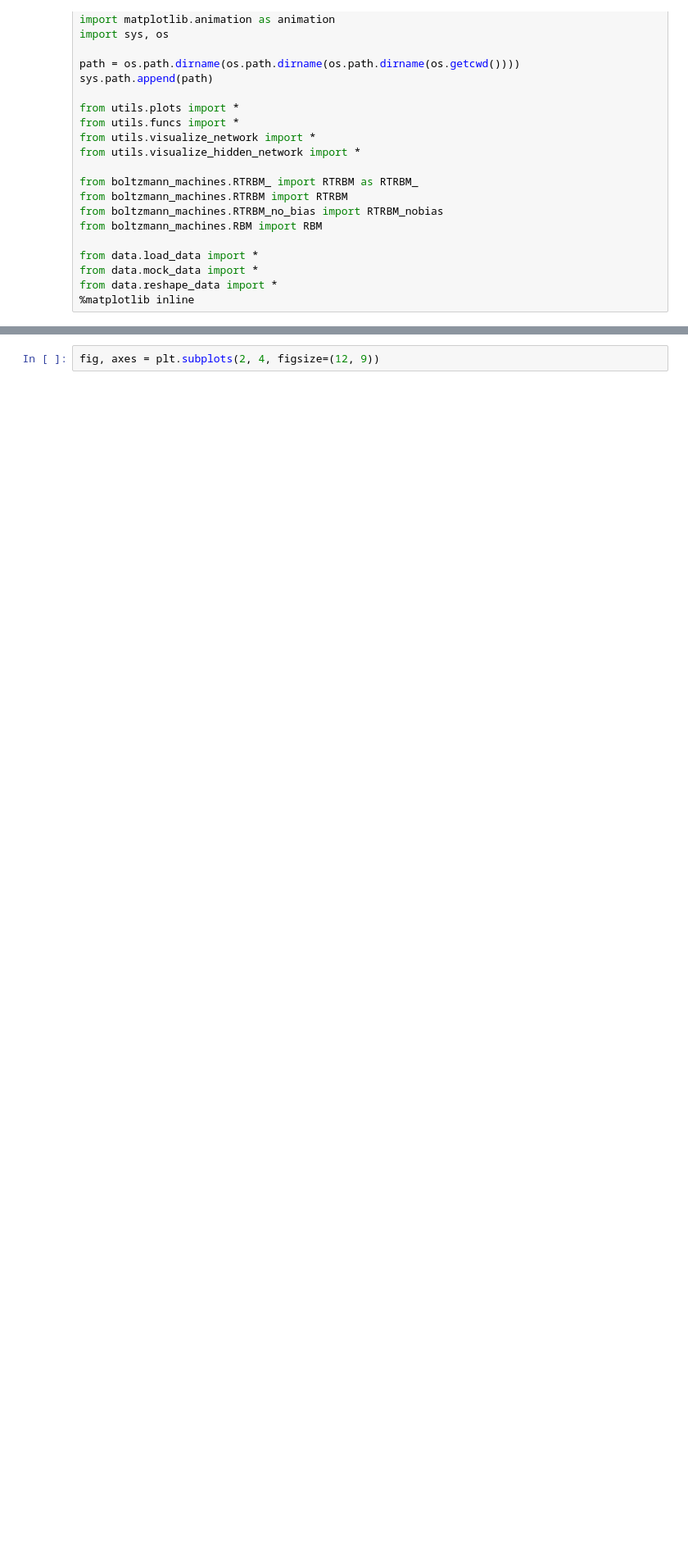
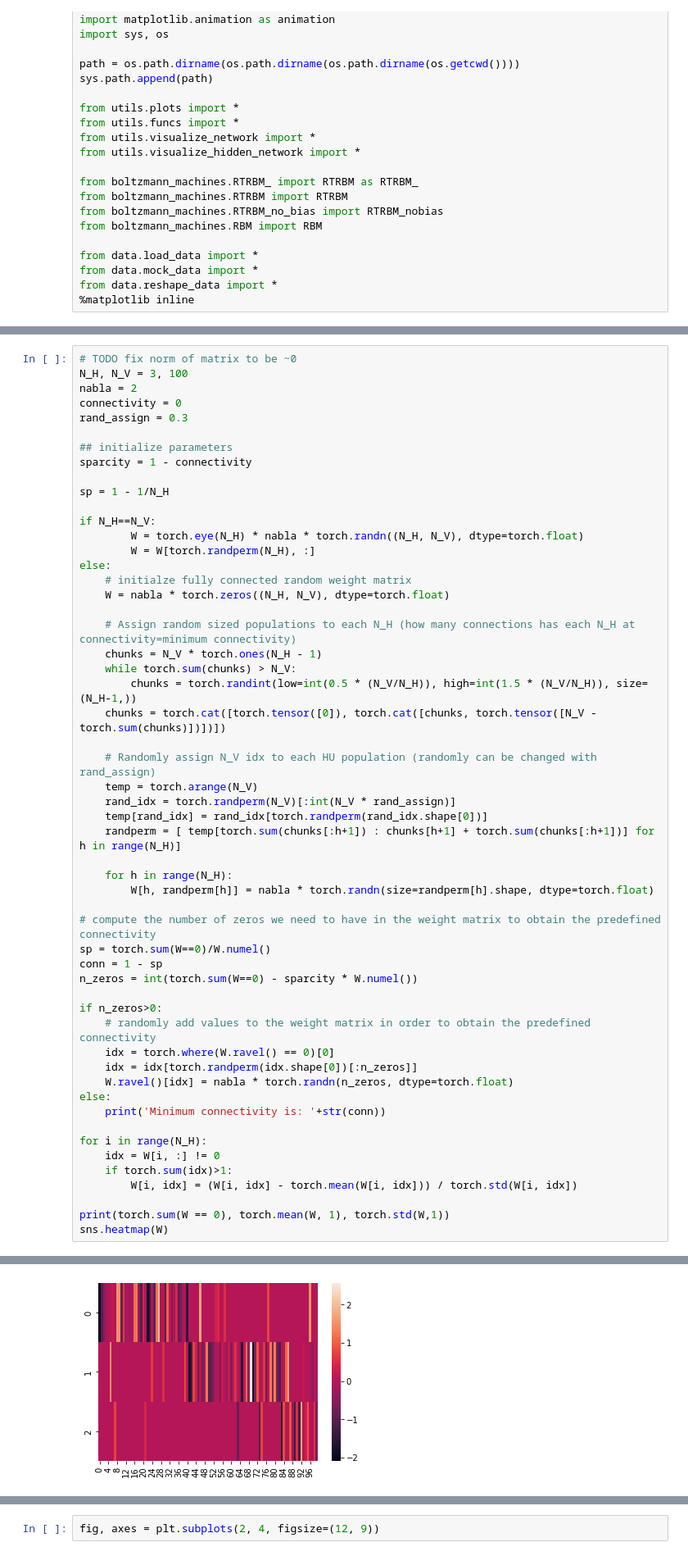
Before and after one commit to casperpeters/intern, a Jupyter notebook: notebooks/Reconstructing RTRBM/Scalability/Researching scalability limited.ipynb, the cells around one changed output, grey strips where cells are left out. Shown: that part at 82% size. Cells and saved outputs as stored; diff of their text form; blank space fills up the shorter version.

```diff
--- a/notebooks/Reconstructing RTRBM/Scalability/Researching scalability limited.ipynb
+++ b/notebooks/Reconstructing RTRBM/Scalability/Researching scalability limited.ipynb
@@ -34,0 +33,55 @@ How many batches are nessesary to reproduce the weights with a pearson correlati
+# %%
+# TODO fix norm of matrix to be ~0
+N_H, N_V = 3, 100
+nabla = 2
+connectivity = 0
+rand_assign = 0.3
+
+## initialize parameters
+sparcity = 1 - connectivity
+
+sp = 1 - 1/N_H
+
+if N_H==N_V:
+        W = torch.eye(N_H) * nabla * torch.randn((N_H, N_V), dtype=torch.float)
+        W = W[torch.randperm(N_H), :]
+else:
+    # initialze fully connected random weight matrix
+    W = nabla * torch.zeros((N_H, N_V), dtype=torch.float)
+
+    # Assign random sized populations to each N_H (how many connections has each N_H at connectivity=minimum connectivity)
+    chunks = N_V * torch.ones(N_H - 1)
+    while torch.sum(chunks) > N_V:
+        chunks = torch.randint(low=int(0.5 * (N_V/N_H)), high=int(1.5 * (N_V/N_H)), size=(N_H-1,))
+    chunks = torch.cat([torch.tensor([0]), torch.cat([chunks, torch.tensor([N_V - torch.sum(chunks)])])])
+
+    # Randomly assign N_V idx to each HU population (randomly can be changed with rand_assign)
+    temp = torch.arange(N_V)
+    rand_idx = torch.randperm(N_V)[:int(N_V * rand_assign)]
+    temp[rand_idx] = rand_idx[torch.randperm(rand_idx.shape[0])]
+    randperm = [ temp[torch.sum(chunks[:h+1]) : chunks[h+1] + torch.sum(chunks[:h+1])] for h in range(N_H)]
+
+    for h in range(N_H):
+        W[h, randperm[h]] = nabla * torch.randn(size=randperm[h].shape, dtype=torch.float)
+
+# compute the number of zeros we need to have in the weight matrix to obtain the predefined connectivity
+sp = torch.sum(W==0)/W.numel()
+conn = 1 - sp
+n_zeros = int(torch.sum(W==0) - sparcity * W.numel())
+
+if n_zeros>0:
+    # randomly add values to the weight matrix in order to obtain the predefined connectivity
+    idx = torch.where(W.ravel() == 0)[0]
+    idx = idx[torch.randperm(idx.shape[0])[:n_zeros]]
+    W.ravel()[idx] = nabla * torch.randn(n_zeros, dtype=torch.float)
+else:
+    print('Minimum connectivity is: '+str(conn))
+
+for i in range(N_H):
+    idx = W[i, :] != 0
+    if torch.sum(idx)>1:
+        W[i, idx] = (W[i, idx] - torch.mean(W[i, idx])) / torch.std(W[i, idx])
+
+print(torch.sum(W == 0), torch.mean(W, 1), torch.std(W,1))
+sns.heatmap(W)
+# %% [output]
@@ -34,0 +91 @@ How many batches are nessesary to reproduce the weights with a pearson correlati
+[figure, added]
```
Also changed, not shown: parts of 18 cells of this notebook, 7 other files.
